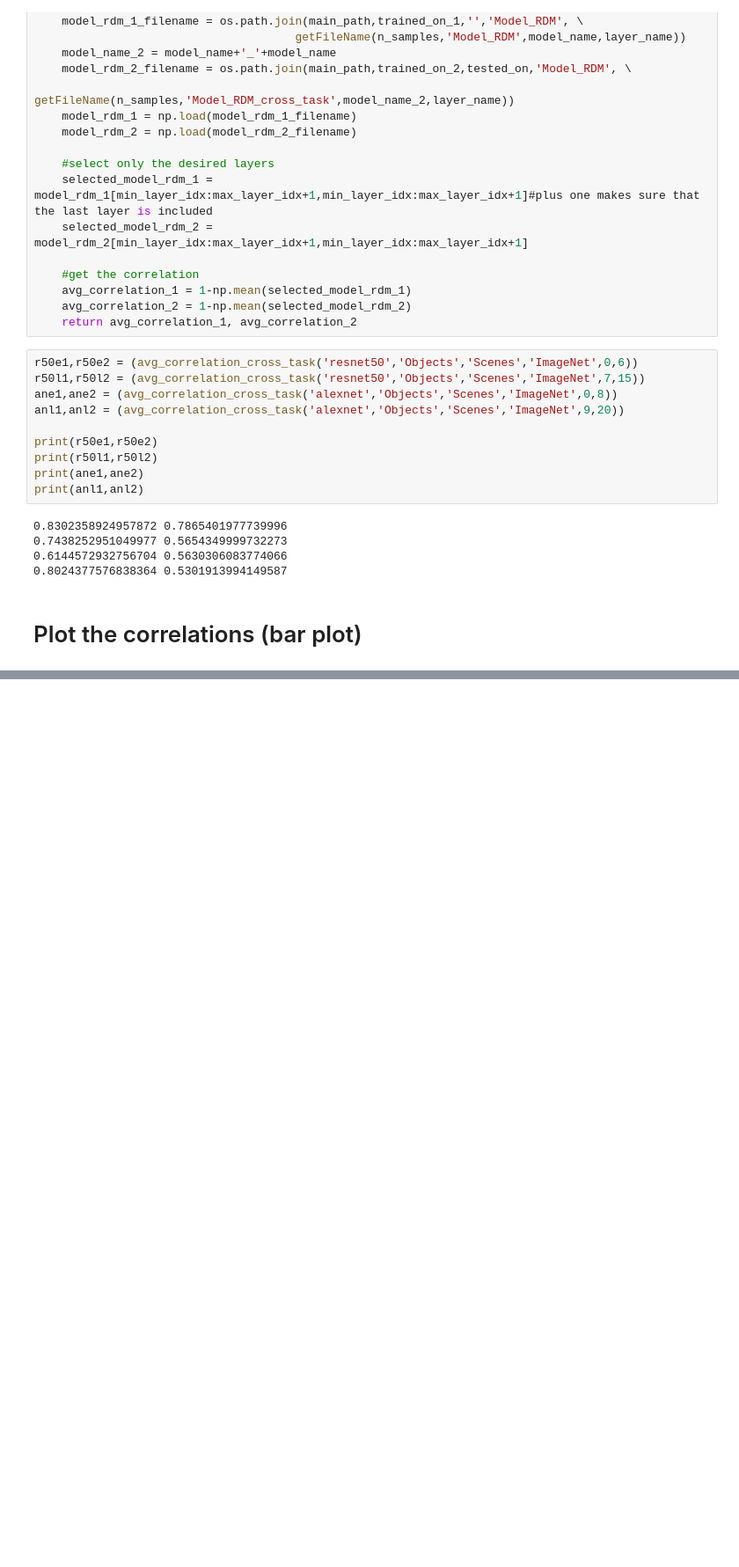
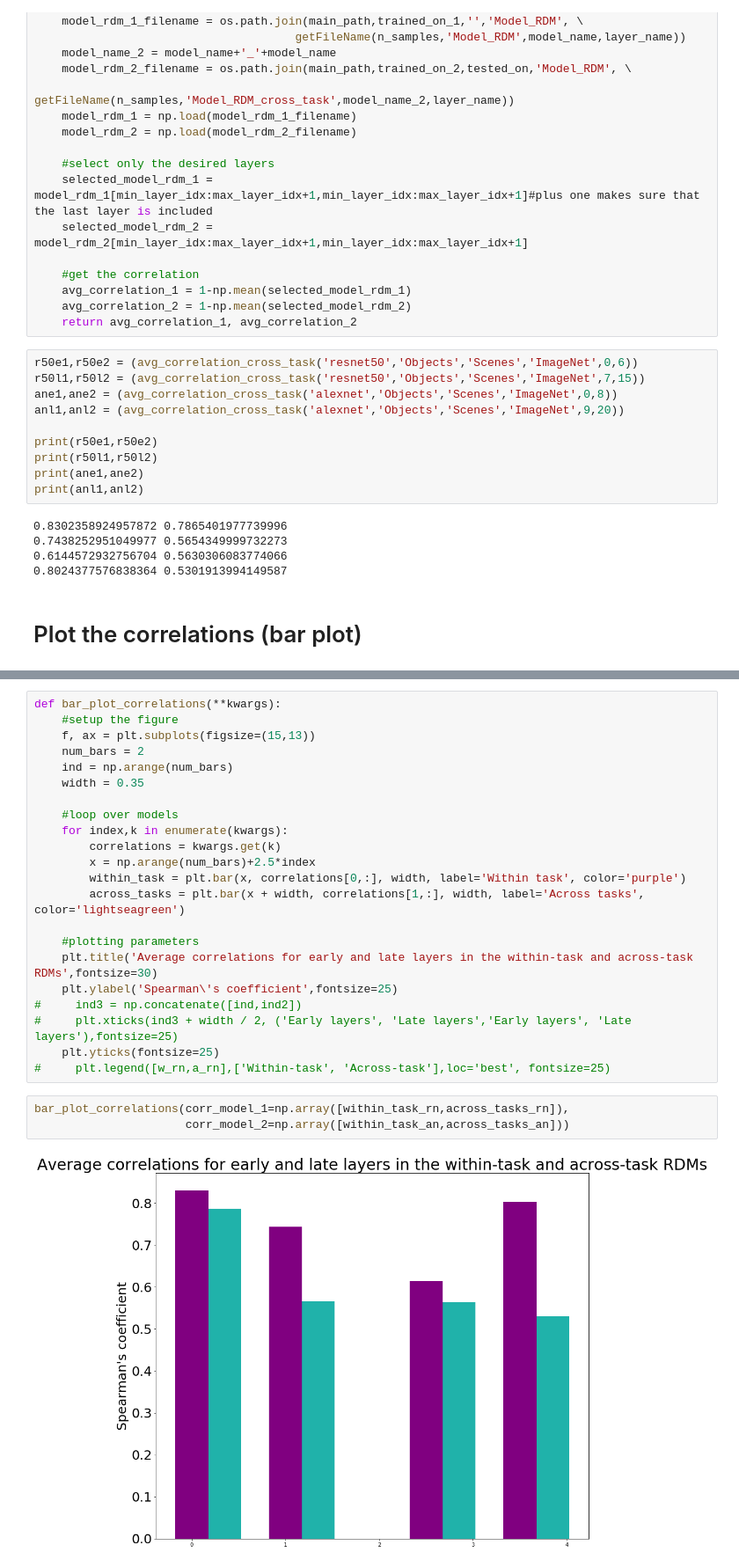
Before and after one commit to Agnessa14/RSA_object_classification, a Jupyter notebook: Objects/Average_correlation_plot.ipynb, the cells around one changed output, grey strips where cells are left out. Shown: that part at 88% size. Cells and saved outputs as stored; diff of their text form; blank space fills up the shorter version.

Commit message:
started a function definition of the bar plot

```diff
--- a/Objects/Average_correlation_plot.ipynb
+++ b/Objects/Average_correlation_plot.ipynb
@@ -118,2 +120,29 @@ plt.show()
 # %% [output]
 [figure]
+# %%
+def bar_plot_correlations(**kwargs):
+    #setup the figure
+    f, ax = plt.subplots(figsize=(15,13))
+    num_bars = 2
+    ind = np.arange(num_bars)
+    width = 0.35
+
+    #loop over models
+    for index,k in enumerate(kwargs):
+        correlations = kwargs.get(k)
+        x = np.arange(num_bars)+2.5*index
+        within_task = plt.bar(x, correlations[0,:], width, label='Within task', color='purple')
+        across_tasks = plt.bar(x + width, correlations[1,:], width, label='Across tasks', color='lightseagreen')
+
+    #plotting parameters
+    plt.title('Average correlations for early and late layers in the within-task and across-task RDMs',fontsize=30)
+    plt.ylabel('Spearman\'s coefficient',fontsize=25)
+#     ind3 = np.concatenate([ind,ind2])
+#     plt.xticks(ind3 + width / 2, ('Early layers', 'Late layers','Early layers', 'Late layers'),fontsize=25)
+    plt.yticks(fontsize=25)
+#     plt.legend([w_rn,a_rn],['Within-task', 'Across-task'],loc='best', fontsize=25)
+# %%
+bar_plot_correlations(corr_model_1=np.array([within_task_rn,across_tasks_rn]),
+                      corr_model_2=np.array([within_task_an,across_tasks_an]))
+# %% [output]
+[figure, added]
```
Also changed, not shown: parts of 2 cells of this notebook.
